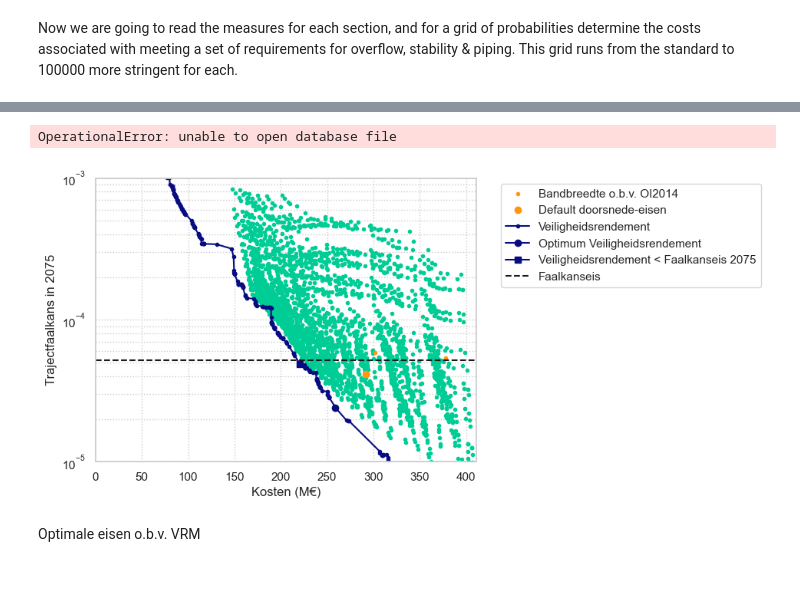
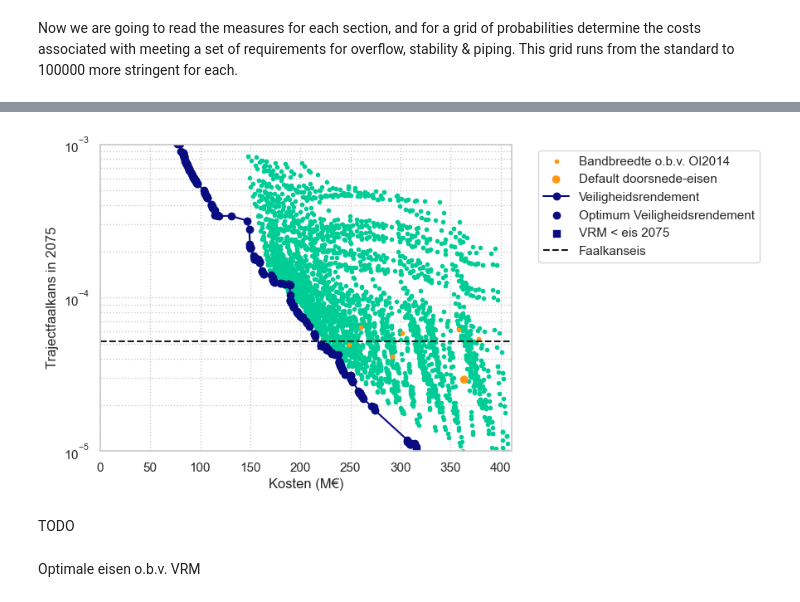
Before and after one commit to Deltares/VRSuiteUtils, a Jupyter notebook: postprocessing/cost_of_target_reliability.ipynb, the cells around one changed output, grey strips where cells are left out. Drawn from its saved outputs; the diff is of its cells as text; code cells hidden in the pictures.

```diff
--- a/postprocessing/cost_of_target_reliability.ipynb
+++ b/postprocessing/cost_of_target_reliability.ipynb
@@ -69,7 +71,11 @@ _runs_overview
 # %%
 vrm_run = VRTOOLOptimizationObject(db_path, 1)
 vrm_run.get_all_optimization_results()
+vrm_run.postprocess_optimization_steps()
+
+dsn_run = VRTOOLOptimizationObject(db_path, 2)
+dsn_run.get_all_optimization_results()
 # %% [markdown]
 Now we are going to read the measures for each section, and for a grid of probabilities determine the costs associated with meeting a set of requirements for overflow, stability & piping. This grid runs from the standard to 100000 more stringent for each.
 # %%
-measure_set = VRTOOLMeasuresObject(db_path, LE_scenario=LE)
+measure_set = VRTOOLMeasuresObject(db_path, LE_scenario=LE, design_year=50)
@@ -338,40 +101,0 @@ Doorsnede-eisen niet gegeven. 4e van specific grid gepakt
-# %%
-fig,ax = plt.subplots()
-ax.scatter(cost_grid, pf_traject, color = colors[4], marker = '.')
-ax.scatter(cost_specific, pf_traject_specific, color = colors[6], marker = '.', label = 'Bandbreedte o.b.v. OI2014')
-# ax.plot(85858728.5666441, 5e-4, 'go')
-#10-1 trajectaanpak
-# ax.plot(62e6, 0.0002984669659441552, 'go', label='VRM optimaal')
-ax.plot(cost_dsn, pf_dsn, color = colors[6], marker = 'o', linestyle = '', label= 'Default doorsnede-eisen')
-# ax.plot(cost_vrm, pf_2075, color=colors[2], linestyle = ':', label = 'Veiligheidsrendement')
-ax.plot(cost_vrm_filtered, pf_2075_filtered, color=colors[0], label = 'Veiligheidsrendement', marker = '.')
-ax.plot(optimization_steps[considered_tc_step-1]['total_lcc'], traject_probs[considered_tc_step-1][1][ind_2075], marker = 'o',color = colors[0], label='Optimum Veiligheidsrendement')
-ax.plot(optimization_steps[min(np.where(np.array(pf_2075)<p_max_space)[0])]['total_lcc'], traject_probs[min(np.where(np.array(pf_2075)<p_max_space)[0])][1][ind_2075], marker = 's',color = colors[0], label='Veiligheidsrendement < Faalkanseis 2075')
-ax.set_xlim(left = 0, right = max(cost_grid))
-ax.hlines(p_max_space, 0, 5e8, colors='k', linestyles='dashed', label='Faalkanseis')
-ax.set_ylim(top=p_max *10,  bottom = p_max/10)
-ax.set_xlabel('Kosten (M€)')
-ax.set_ylabel('Trajectfaalkans in 2075')
-ax.set_yscale('log')
-ax.legend(bbox_to_anchor=(1.05, 1))
-#get xtick labels and divide by 1e6 and replace
-ax.set_xticklabels([f'{x/1e6:.0f}' for x in ax.get_xticks()]);
-ax.grid(True, which='both', linestyle=':')
-
-#save the figure
-save_dir = Path(r'c:\Users\klerk_wj\OneDrive - Stichting Deltares\00_Projecten\11_VR_HWBP\05_Handreiking\casus_ontwerpen\vergelijkingen_uniforme_kansen')
-
-if LE== 'full':
-    plt.savefig(save_dir.joinpath(f'{DikeTrajectInfo.get(DikeTrajectInfo.id == 1).traject_name}_LE.png'), dpi=300, bbox_inches='tight')
-elif LE == 'no':
-    plt.savefig(save_dir.joinpath(f'{DikeTrajectInfo.get(DikeTrajectInfo.id == 1).traject_name}.png'), dpi=300, bbox_inches='tight')
-elif LE == 4:
-    plt.savefig(save_dir.joinpath(f'{DikeTrajectInfo.get(DikeTrajectInfo.id == 1).traject_name}_N=4.png'), dpi=300, bbox_inches='tight')
-else:
-    plt.savefig(save_dir.joinpath(f'{DikeTrajectInfo.get(DikeTrajectInfo.id == 1).traject_name}_{db_path.stem}.png'), dpi=300, bbox_inches='tight')
-
-
-#add veiligheidsrendement
-# %% [output]
-OperationalError: unable to open database file
-[figure, removed]
@@ -391,0 +102,8 @@ else:
+# %%
+#make & save the figure
+save_dir = Path(r'c:\Users\klerk_wj\OneDrive - Stichting Deltares\00_Projecten\11_VR_HWBP\05_Handreiking\casus_ontwerpen\vergelijkingen_uniforme_kansen')
+uniform_requirements.plot_results(vrm_run, save_dir, dsn_run, LE=LE)
+# %% [output]
+[figure, added]
+# %% [markdown]
+TODO
```
Also changed, not shown: parts of 13 cells of this notebook, 2 other files.
